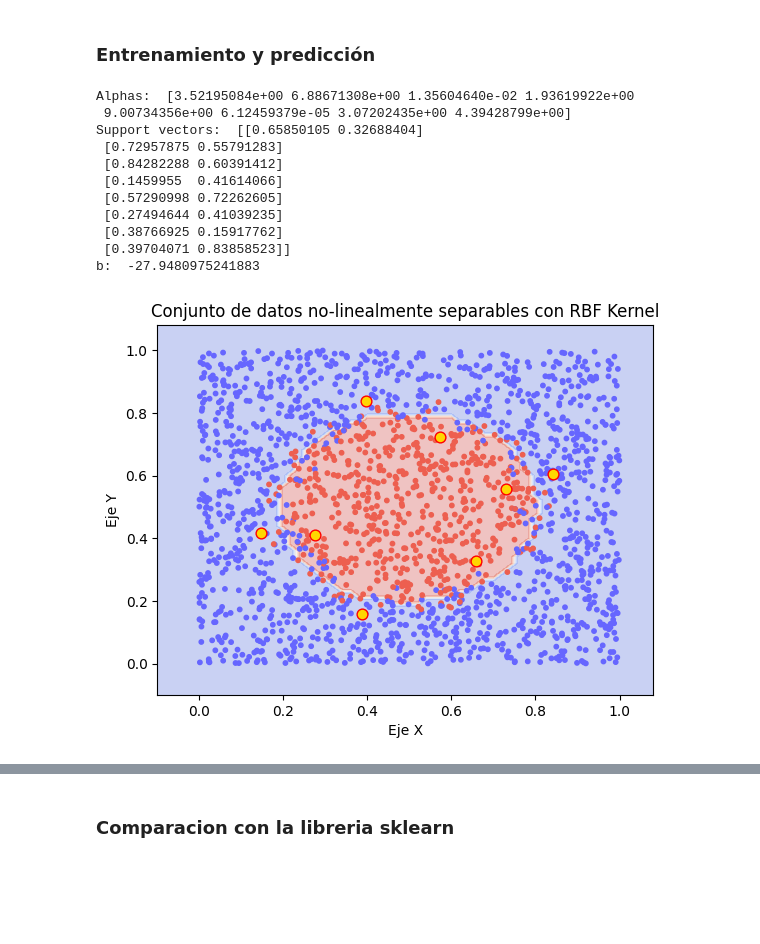
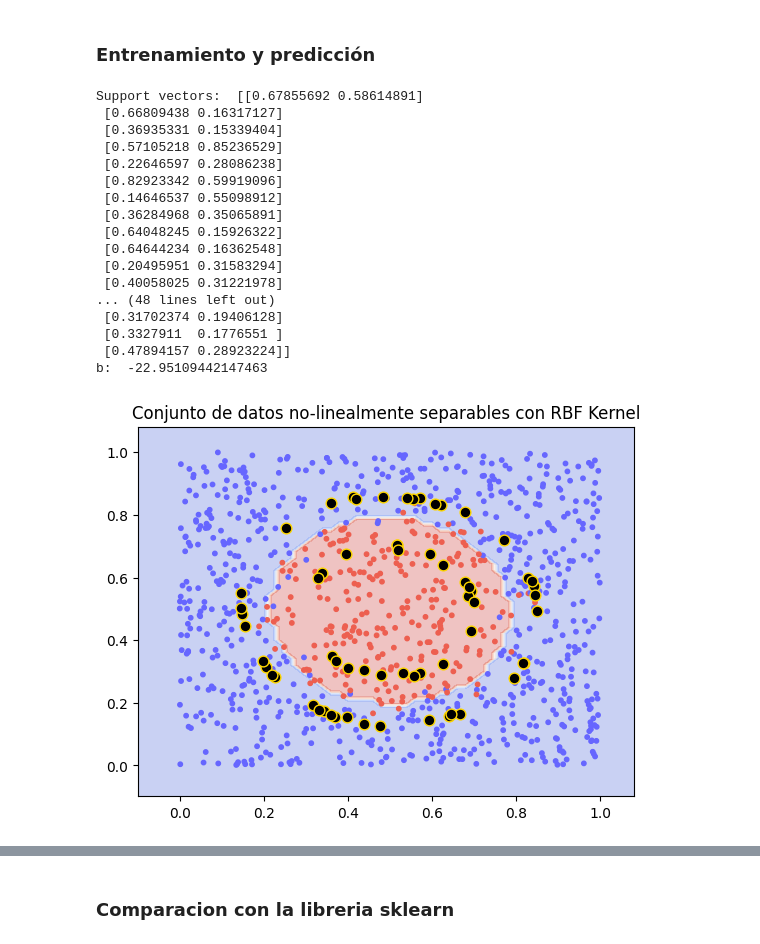
Before and after one commit to carlosramos1/practicas-machine-learning, a Jupyter notebook: SVM_implementacion.ipynb, the cells around one changed output, grey strips where cells are left out. Drawn from its saved outputs; the diff is of its cells as text; code cells hidden in the pictures; blank space fills up the shorter version.

```diff
--- a/SVM_implementacion.ipynb
+++ b/SVM_implementacion.ipynb
@@ -244,19 +276,19 @@ def get_b_rbf(alphas, X, y, C, gamma):
   # Los support vectors son 0 < alphas < C
   support = (alphas > 1e-5) & (alphas < C - 1e-5)
 
-  b = y[support] - np.sum(alphas * y * kernel_matrix(X[support], X, "radial", gamma), axis=1)
+  b = y[support] - np.sum(alphas * y * kernel_matrix(X[support], X, "radial", gamma=gamma), axis=1)
   b = np.mean(b)
 
   return b, support
 # %%
 def predict_rbf(X_new, X, y, b, alphas, gamma):
-    f_x = np.sum(alphas * y * kernel_matrix(X_new, X, "radial", gamma), axis=1) + b
+    f_x = np.sum(alphas * y * kernel_matrix(X_new, X, "radial", gamma=gamma), axis=1) + b
     return np.sign(f_x)
 # %% [markdown]
 ### Datos de prueba
 # %%
 # Datos de juguete dataset para un kernel de base radial
-n = 2000
+n = 1000
 
 np.random.seed(8888)
 noise = np.random.uniform(-0.05, 0.05, n)
@@ -289,59 +319,63 @@ plt.show()
 # entrenar el modelo
 C = 10.0  # parámetro de regularización
 gamma = 0.5
-alphas_r = min_dual_problem(X_r, y_r, C, "radial", gamma)
+alphas_r = min_dual_problem(X_r, y_r, C, "radial", gamma=gamma)
 b_r, S_r = get_b_rbf(alphas_r, X_r, y_r, C, gamma)
 # %%
-print('Alphas: ', alphas_r[S_r])
+#print('Alphas: ', alphas_r[S_r])
 print('Support vectors: ',  X_r[S_r])
 print('b: ', b_r)
 # %% [output]
-Alphas:  [3.52195084e+00 6.88671308e+00 1.35604640e-02 1.93619922e+00
- 9.00734356e+00 6.12459379e-05 3.07202435e+00 4.39428799e+00]
-Support vectors:  [[0.65850105 0.32688404]
- [0.72957875 0.55791283]
- [0.84282288 0.60391412]
- [0.1459955  0.41614066]
- [0.57290998 0.72262605]
- [0.27494644 0.41039235]
- [0.38766925 0.15917762]
- [0.39704071 0.83858523]]
-b:  -27.9480975241883
+Support vectors:  [[0.67855692 0.58614891]
+ [0.66809438 0.16317127]
+ [0.36935331 0.15339404]
+ [0.57105218 0.85236529]
+ [0.22646597 0.28086238]
+ [0.82923342 0.59919096]
+ [0.14646537 0.55098912]
+ [0.36284968 0.35065891]
+ [0.64048245 0.15926322]
+ [0.64644234 0.16362548]
+ [0.20495951 0.31583294]
+ [0.40058025 0.31221978]
+... (48 lines left out)
+ [0.31702374 0.19406128]
+ [0.3327911  0.1776551 ]
+ [0.47894157 0.28923224]]
+b:  -22.95109442147463
 # %%
 # Graficar los vectores de soporte
 # Create a meshgrid to plot the decision boundary
 h = .02  # step size in the mesh
 x_min, x_max = X_r[:, 0].min() - .1, X_r[:, 0].max() + .1
 y_min, y_max = X_r[:, 1].min() - .1, X_r[:, 1].max() + .1
 xx, yy = np.meshgrid(np.arange(x_min, x_max, h),
                      np.arange(y_min, y_max, h))
 
 # Predict the class for each point in the meshgrid
 Z = predict_rbf(np.c_[xx.ravel(), yy.ravel()], X_r, y_r, b_r, alphas_r, gamma)
 Z = Z.reshape(xx.shape)
 
 # Plot the decision boundary and the data points
 plt.contourf(xx, yy, Z, cmap=plt.cm.coolwarm, alpha=0.3)
 
 # Plot the data points
 colors = ["#6666ff" if val == -1 else "#ed5f50" for val in y_r]
 plt.scatter(X_r[:,0],
             X_r[:,1],
             c=colors,
             s=10)
 
 # Plot the support vectors
 sv = X_r[S_r]
 plt.scatter(sv[:,0],
             sv[:,1],
-            c="gold",
-            s=60,  edgecolors="red")
+            c="black",
+            s=60,  edgecolors="gold")
 
 plt.title("Conjunto de datos no-linealmente separables con RBF Kernel")
-plt.xlabel("Eje X")
-plt.ylabel("Eje Y")
 plt.show()
 # %% [output]
-[figure, old version]
+[figure, new version]
 # %%
 # predecir para los mismos datos
```
Also changed, not shown: parts of 44 cells of this notebook.
